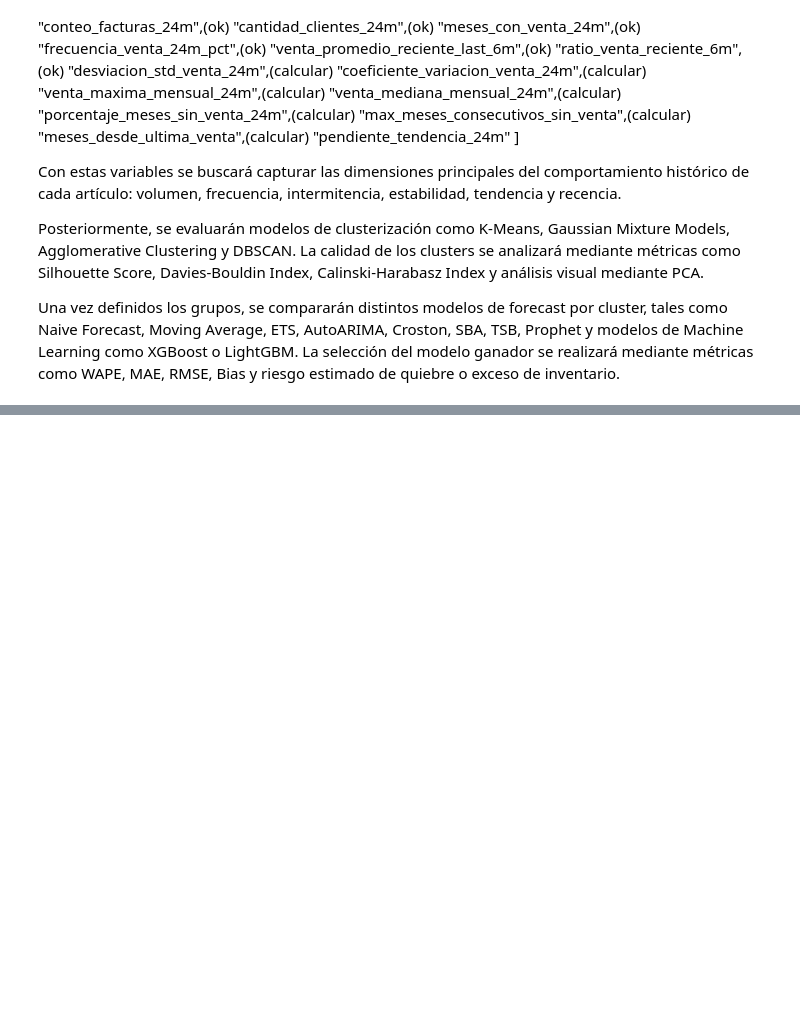
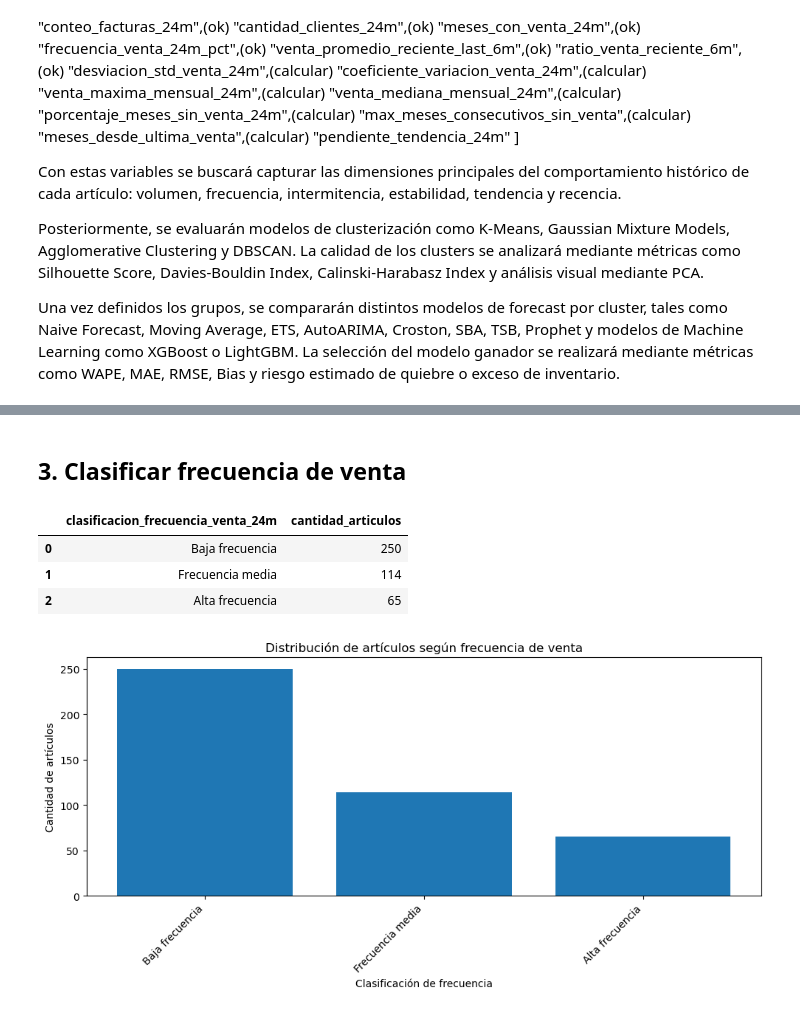
Before and after one commit to choppeb7/Tesis-Master-AI, a Jupyter notebook: Clusterizacion_de_articulos.ipynb, the cells around one changed output, grey strips where cells are left out. Drawn from its saved outputs; the diff is of its cells as text; code cells hidden in the pictures; blank space fills up the shorter version.

```diff
--- a/Clusterizacion_de_articulos.ipynb
+++ b/Clusterizacion_de_articulos.ipynb
@@ -293,0 +1132,2 @@ def calcular_correlacion_estacional_12m(fila):
+# %% [markdown]
+## 3. Clasificar frecuencia de venta
@@ -293,0 +1158,34 @@ def calcular_correlacion_estacional_12m(fila):
+# %%
+conteo_frecuencia = (
+    df_eda["clasificacion_frecuencia_venta_24m"]
+    .value_counts()
+    .reset_index()
+)
+
+conteo_frecuencia.columns = [
+    "clasificacion_frecuencia_venta_24m",
+    "cantidad_articulos"
+]
+
+conteo_frecuencia
+# %% [output]
+|  | clasificacion_frecuencia_venta_24m | cantidad_articulos |
+| 0 | Baja frecuencia | 250 |
+| 1 | Frecuencia media | 114 |
+| 2 | Alta frecuencia | 65 |
+# %%
+plt.figure(figsize=(10, 5))
+
+plt.bar(
+    conteo_frecuencia["clasificacion_frecuencia_venta_24m"],
+    conteo_frecuencia["cantidad_articulos"]
+)
+
+plt.title("Distribución de artículos según frecuencia de venta")
+plt.xlabel("Clasificación de frecuencia")
+plt.ylabel("Cantidad de artículos")
+plt.xticks(rotation=45, ha="right")
+plt.tight_layout()
+plt.show()
+# %% [output]
+[figure, added]
```
Also changed, not shown: parts of 33 cells of this notebook, 2 other files.
